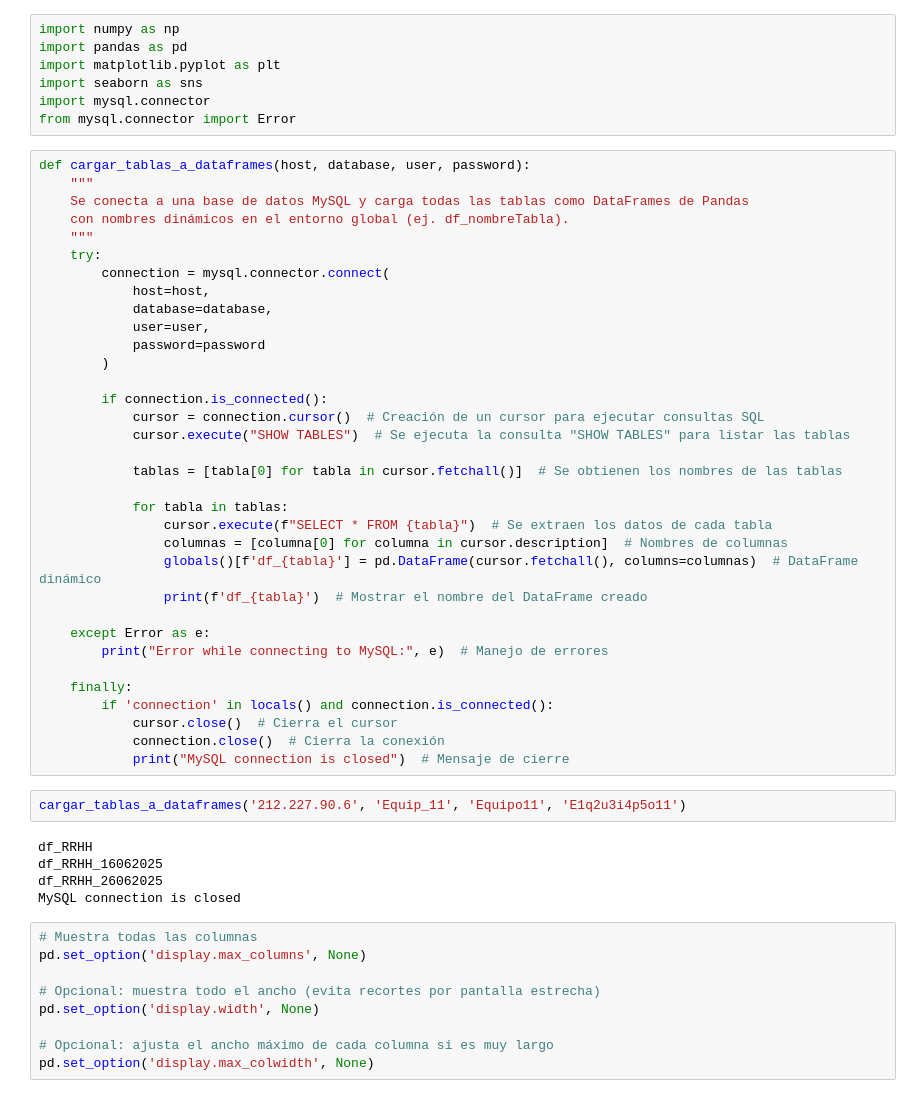
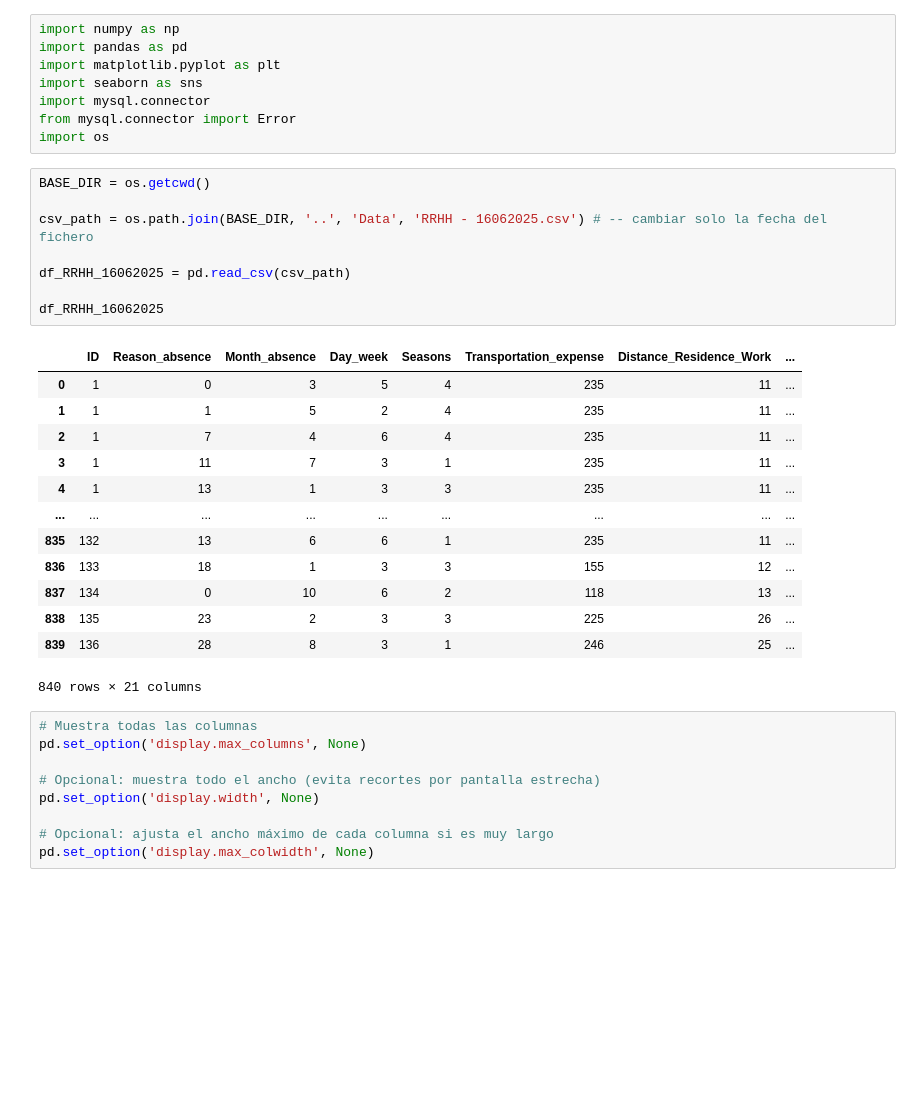
Before and after one commit to santypf/simulacionempresa, a Jupyter notebook: Equip_11/Scripts/Desempeño_profesional_16062026.ipynb, the cells around one changed output. Drawn from its saved outputs; the diff is of its cells as text; blank space fills up the shorter version.

```diff
--- a/Equip_11/Scripts/Desempeño_profesional_16062026.ipynb
+++ b/Equip_11/Scripts/Desempeño_profesional_16062026.ipynb
@@ -5,47 +5,29 @@ import matplotlib.pyplot as plt
 import seaborn as sns
 import mysql.connector
 from mysql.connector import Error
+import os
-# %%
-def cargar_tablas_a_dataframes(host, database, user, password):
-    """
-    Se conecta a una base de datos MySQL y carga todas las tablas como DataFrames de Pandas
-    con nombres dinámicos en el entorno global (ej. df_nombreTabla).
-    """
-    try:
-        connection = mysql.connector.connect(
-            host=host,
-            database=database,
-            user=user,
-            password=password
-        )
-
-        if connection.is_connected():
-            cursor = connection.cursor()  # Creación de un cursor para ejecutar consultas SQL
-            cursor.execute("SHOW TABLES")  # Se ejecuta la consulta "SHOW TABLES" para listar las tablas
-
-            tablas = [tabla[0] for tabla in cursor.fetchall()]  # Se obtienen los nombres de las tablas
-
-            for tabla in tablas:
-                cursor.execute(f"SELECT * FROM {tabla}")  # Se extraen los datos de cada tabla
-                columnas = [columna[0] for columna in cursor.description]  # Nombres de columnas
-                globals()[f'df_{tabla}'] = pd.DataFrame(cursor.fetchall(), columns=columnas)  # DataFrame dinámico
-                print(f'df_{tabla}')  # Mostrar el nombre del DataFrame creado
-
-    except Error as e:
-        print("Error while connecting to MySQL:", e)  # Manejo de errores
-
-    finally:
-        if 'connection' in locals() and connection.is_connected():
-            cursor.close()  # Cierra el cursor
-            connection.close()  # Cierra la conexión
-            print("MySQL connection is closed")  # Mensaje de cierre
-# %%
-cargar_tablas_a_dataframes('212.227.90.6', 'Equip_11', 'Equipo11', 'E1q2u3i4p5o11')
-# %% [output]
-df_RRHH
-df_RRHH_16062025
-df_RRHH_26062025
-MySQL connection is closed
+# %%
+BASE_DIR = os.getcwd()
+
+csv_path = os.path.join(BASE_DIR, '..', 'Data', 'RRHH - 16062025.csv') # -- cambiar solo la fecha del fichero
+
+df_RRHH_16062025 = pd.read_csv(csv_path)
+
+df_RRHH_16062025
+# %% [output]
+|  | ID | Reason_absence | Month_absence | Day_week | Seasons | Transportation_expense | Distance_Residence_Work | ... |
+| 0 | 1 | 0 | 3 | 5 | 4 | 235 | 11 | ... |
+| 1 | 1 | 1 | 5 | 2 | 4 | 235 | 11 | ... |
+| 2 | 1 | 7 | 4 | 6 | 4 | 235 | 11 | ... |
+| 3 | 1 | 11 | 7 | 3 | 1 | 235 | 11 | ... |
+| 4 | 1 | 13 | 1 | 3 | 3 | 235 | 11 | ... |
+| ... | ... | ... | ... | ... | ... | ... | ... | ... |
+| 835 | 132 | 13 | 6 | 6 | 1 | 235 | 11 | ... |
+| 836 | 133 | 18 | 1 | 3 | 3 | 155 | 12 | ... |
+| 837 | 134 | 0 | 10 | 6 | 2 | 118 | 13 | ... |
+| 838 | 135 | 23 | 2 | 3 | 3 | 225 | 26 | ... |
+| 839 | 136 | 28 | 8 | 3 | 1 | 246 | 25 | ... |
+840 rows × 21 columns
 # %%
 # Muestra todas las columnas
 pd.set_option('display.max_columns', None)
```
Also changed, not shown: parts of 5 cells of this notebook.
